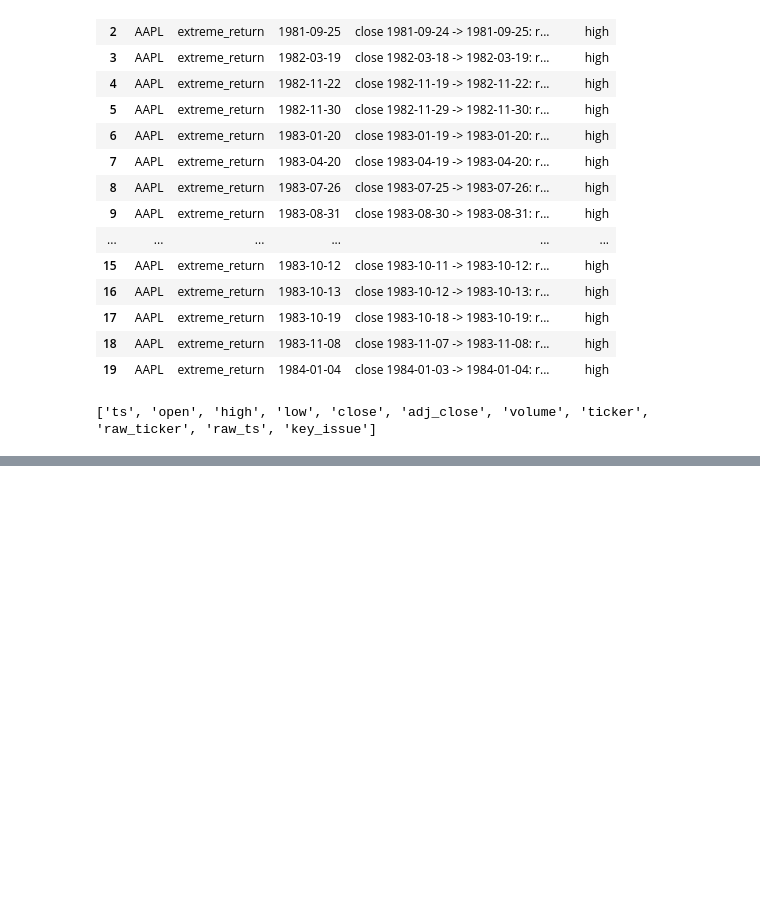
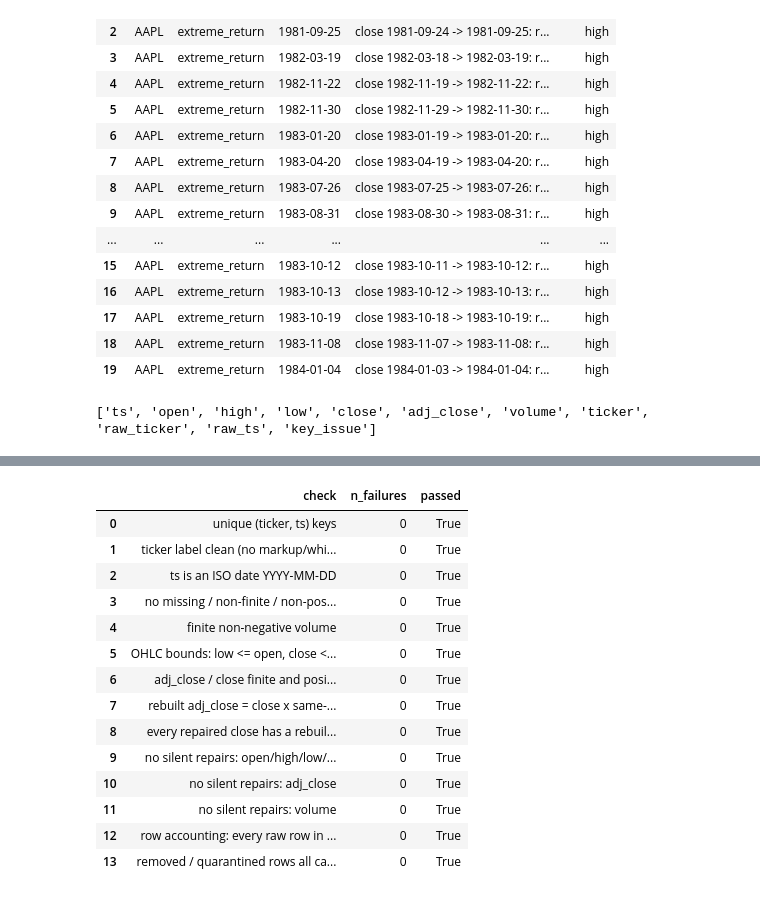
Before and after one commit to yang-guo/UCB-MFE-python-preprogram-2026-winter, a Jupyter notebook: Homeworks/HW2/silvie_huo/01_data_cleaning.ipynb, the cells around one changed output, grey strips where cells are left out. Cells and saved outputs as stored; diff of their text form; code cells hidden in the pictures; blank space fills up the shorter version.

Commit message:
completed part 1.3, all tests passed

```diff
--- a/Homeworks/HW2/silvie_huo/01_data_cleaning.ipynb
+++ b/Homeworks/HW2/silvie_huo/01_data_cleaning.ipynb
@@ -589,0 +956,8 @@ print(list(df.columns))
+# %%
+# Row accounting: every raw row is in exactly one place.
+removed, quarantined = collect(removed_log), collect(quarantine_log)
+ids = pd.concat([work["raw_row_id"], removed["raw_row_id"], quarantined["raw_row_id"]])
+assert ids.is_unique and len(ids) == N_RAW, "row accounting does not reconcile"
+print(f"raw {N_RAW} = retained {len(work)} + removed {len(removed)} + quarantined {len(quarantined)}")
+display(removed["reason"].value_counts().to_frame("removed"))
+display(quarantined["reason"].value_counts().to_frame("quarantined"))
@@ -589,0 +972,89 @@ print(list(df.columns))
+# %%
+## Final validation
+
+ISO_DATE = r"\d{4}-\d{2}-\d{2}"
+FLAG_COLS = [c for c in work.columns if c.startswith("flag_")]
+
+
+def run_final_checks(clean, raw, removed, quarantined, ref) -> pd.DataFrame:
+    """Independent recheck of the cleaned table: one row per check with its failure count.
+
+    * Bounds are rewritten explicitly instead of reusing `ohlc_violations`, so a bug in
+      the repair helpers cannot hide itself.
+    * "No silent repairs": a row with no repair flag must equal its raw row.
+    * Adjusted-price consistency: adj_close / close is finite and positive on every row, and
+      every rebuilt adj_close equals close x the SAME-DATE reference factor.
+    """
+    prices = clean[PRICE_COLS + ["adj_close"]]
+    o, h, l, c = (clean[k] for k in PRICE_COLS)
+    factor = clean["adj_close"] / c
+    ticker = clean["ticker"].astype(str)
+
+    # Same-date reference factor for each retained row (ref has one row per key, order is kept).
+    ref_factor = pd.Series(
+        clean[KEY].merge(ref[KEY + ["ref_factor"]], on=KEY, how="left")["ref_factor"].to_numpy(),
+        index=clean.index)
+    factor_matches = pd.Series(np.isclose(factor, ref_factor, rtol=1e-9), index=clean.index)  # False if no ref
+
+    # Raw values of the same rows; NaN != NaN is True, so a raw NaN left unflagged is caught too.
+    cmp = clean.merge(raw[["raw_row_id"] + VALUE_COLS], on="raw_row_id", suffixes=("", "_raw"))
+    changed = lambda cols: pd.DataFrame({k: cmp[k].ne(cmp[f"{k}_raw"]) for k in cols}).any(axis=1)
+    price_flagged = cmp[["flag_price_filled", "flag_ohlc_repaired", "flag_extreme_return_interpolated"]].any(axis=1)
+
+    ids = pd.concat([clean["raw_row_id"], removed["raw_row_id"], quarantined["raw_row_id"]])
+
+    checks = {
+        "unique (ticker, ts) keys": clean.duplicated(KEY).sum(),
+        "ticker label clean (no markup/whitespace, upper-case)":
+            (ticker.str.contains(r"[<>\s]") | ticker.ne(ticker.str.upper())).sum(),
+        "ts is an ISO date YYYY-MM-DD":
+            (~clean["ts"].astype(str).str.fullmatch(ISO_DATE)
+             | pd.to_datetime(clean["ts"], format="%Y-%m-%d", errors="coerce").isna()).sum(),
+        "no missing / non-finite / non-positive raw or adjusted price": (~np.isfinite(prices) | prices.le(0)).sum().sum(),
+        "finite non-negative volume": (~np.isfinite(clean["volume"]) | clean["volume"].lt(0)).sum(),
+        "OHLC bounds: low <= open, close <= high": ((h < o) | (h < c) | (h < l) | (l > o) | (l > c)).sum(),
+        "adj_close / close finite and positive": (~np.isfinite(factor) | factor.le(0)).sum(),
+        "rebuilt adj_close = close x same-date reference factor":
+            (clean["flag_adj_reconstructed"] & ~factor_matches).sum(),
+        "every repaired close has a rebuilt adj_close":
+            (clean["flag_close_repaired"] & ~clean["flag_adj_reconstructed"]).sum(),
+        "no silent repairs: open/high/low/close": (changed(PRICE_COLS) & ~price_flagged).sum(),
+        "no silent repairs: adj_close": (changed(["adj_close"]) & ~cmp["flag_adj_reconstructed"]).sum(),
+        "no silent repairs: volume": (changed(["volume"]) & ~cmp["flag_volume_filled"]).sum(),
+        "row accounting: every raw row in exactly one table":
+            ids.duplicated().sum() + abs(len(ids) - len(raw)) + (~ids.isin(raw["raw_row_id"])).sum(),
+        "removed / quarantined rows all carry a reason":
+            removed["reason"].isna().sum() + quarantined["reason"].isna().sum(),
+    }
+    out = pd.DataFrame({"check": list(checks), "n_failures": [int(v) for v in checks.values()]})
+    return out.assign(passed=out["n_failures"].eq(0))
+
+
+removed, quarantined = collect(removed_log), collect(quarantine_log)
+final_checks = run_final_checks(work, df, removed, quarantined, ref)
+display(final_checks)
+assert final_checks["passed"].all(), "final validation failed: see the table above"
+
+# Informational, not a failure: untouched vendor adj_close values that disagree with the reference
+# factor on the same date. They were reported (not altered) in the adj_close step.
+vendor = work.merge(ref[KEY + ["ref_factor"]], on=KEY, how="left")
+vendor = vendor[~vendor["flag_adj_reconstructed"] & vendor["ref_factor"].notna()]
+n_disagree = (~np.isclose(vendor["adj_close"] / vendor["close"], vendor["ref_factor"], rtol=ADJ_RTOL)).sum()
+print(f"All {len(final_checks)} checks passed on {len(work)} rows. "
+      f"Vendor adj_close disagreeing with the reference factor: {n_disagree} of {len(vendor)} rows.")
+# %% [output]
+|  | check | n_failures | passed |
+| 0 | unique (ticker, ts) keys | 0 | True |
+| 1 | ticker label clean (no markup/whi... | 0 | True |
+| 2 | ts is an ISO date YYYY-MM-DD | 0 | True |
+| 3 | no missing / non-finite / non-pos... | 0 | True |
+| 4 | finite non-negative volume | 0 | True |
+| 5 | OHLC bounds: low <= open, close <... | 0 | True |
+| 6 | adj_close / close finite and posi... | 0 | True |
+| 7 | rebuilt adj_close = close x same-... | 0 | True |
+| 8 | every repaired close has a rebuil... | 0 | True |
+| 9 | no silent repairs: open/high/low/... | 0 | True |
+| 10 | no silent repairs: adj_close | 0 | True |
+| 11 | no silent repairs: volume | 0 | True |
+| 12 | row accounting: every raw row in ... | 0 | True |
+| 13 | removed / quarantined rows all ca... | 0 | True |
```
Also changed, not shown: parts of 13 cells of this notebook.
